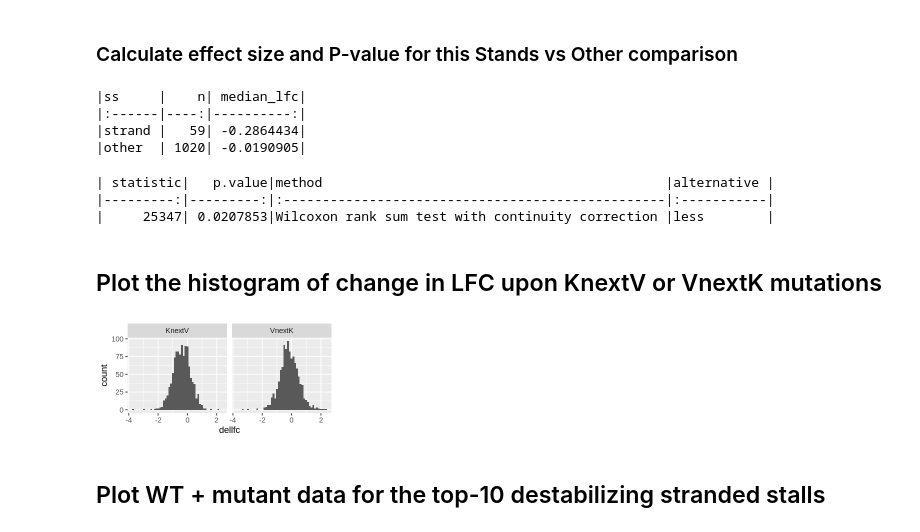
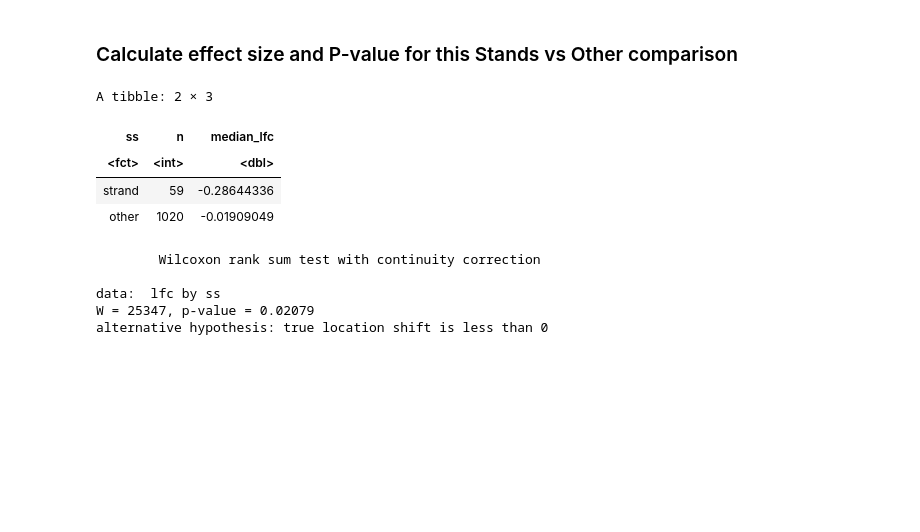
Before and after one commit to rasilab/burke_2022, a Jupyter notebook: analysis/barcode_seq/pool3_mrna/scripts/plot_endo12k_effects.ipynb, the cells around one changed output. Drawn from its saved outputs; the diff is of its cells as text; code cells hidden in the pictures; blank space fills up the shorter version.

```diff
--- a/analysis/barcode_seq/pool3_mrna/scripts/plot_endo12k_effects.ipynb
+++ b/analysis/barcode_seq/pool3_mrna/scripts/plot_endo12k_effects.ipynb
@@ -896,46 +765,21 @@ Warning message:
 # %% [markdown]
 ### Calculate effect size and P-value for this Stands vs Other comparison
 # %%
-## Effect size for above plot
+# Effect size for above plot
 plot_data %>%
   group_by(ss) %>%
-  summarize(n = dplyr::n(), median_lfc = median(lfc)) %>%
-  knitr::kable()
+  summarize(n = dplyr::n(), median_lfc = median(lfc))
 
-## P-value for above plot
-wilcox.test(lfc ~ ss, data=plot_data %>% filter(ss != "helix"), alternative = "less") %>%
-  broom::tidy() %>%
-  knitr::kable()
+# P-value for above plot
+wilcox.test(lfc ~ ss, data=plot_data %>% filter(ss != "helix"), alternative = "less")
 # %% [output]
-|ss     |    n| median_lfc|
-|:------|----:|----------:|
-|strand |   59| -0.2864434|
-|other  | 1020| -0.0190905|
+A tibble: 2 × 3
+| ss | n | median_lfc |
+| <fct> | <int> | <dbl> |
+| strand | 59 | -0.28644336 |
+| other | 1020 | -0.01909049 |
-| statistic|   p.value|method                                            |alternative |
-|---------:|---------:|:-------------------------------------------------|:-----------|
-|     25347| 0.0207853|Wilcoxon rank sum test with continuity correction |less        |
+        Wilcoxon rank sum test with continuity correction
+
+data:  lfc by ss
+W = 25347, p-value = 0.02079
+alternative hypothesis: true location shift is less than 0
-# %% [markdown]
-## Plot the histogram of change in LFC upon KnextV or VnextK mutations
-# %%
-options(repr.plot.width=4, repr.plot.height=2)
-
-plot_data %>%
-  select(strand, gene_name, mutant_type, lfc) %>%
-  inner_join(lfc %>% select(lfc, gene_name, mutant_type), by = "gene_name", suffix = c("_wt", "_mut")) %>%
-  mutate(dellfc = lfc_wt - lfc_mut) %>%
-  filter(mutant_type_mut != "wildtype") %>%
-  ggplot(aes(x = dellfc)) +
-  facet_wrap(~ mutant_type_mut) +
-  geom_histogram(bins = 50) +
-  # mutate(strand = if_else(strand > 0.5, T, F)) %>%
-  # group_by(mutant_type_mut) %>%
-  # summarize(median_dellfc = median(dellfc)) %>%
-  # ungroup() %>%
-  # filter(strand > 0.5) %>%
-  # arrange(dellfc) %>%
-  # print()
-  NULL
-# %% [output]
-[figure, removed]
-# %% [markdown]
-## Plot WT + mutant data for the top-10 destabilizing stranded stalls
```
Also changed, not shown: parts of 32 cells of this notebook, 1 other file.
